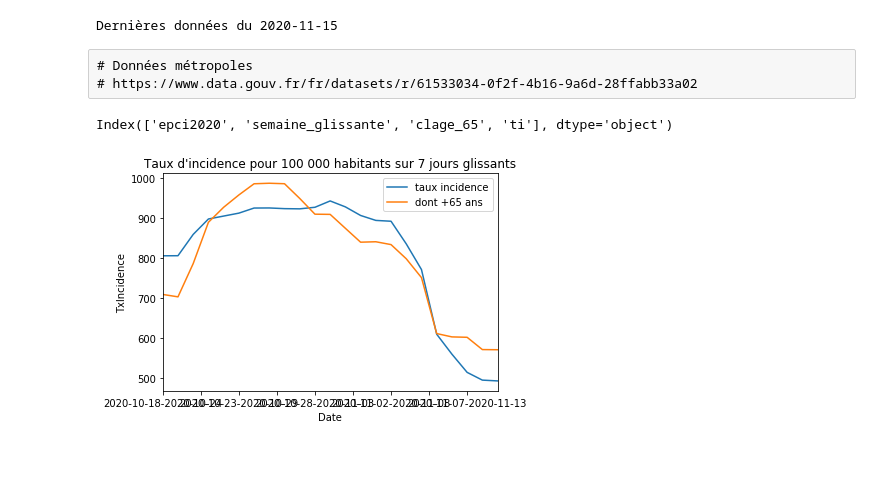
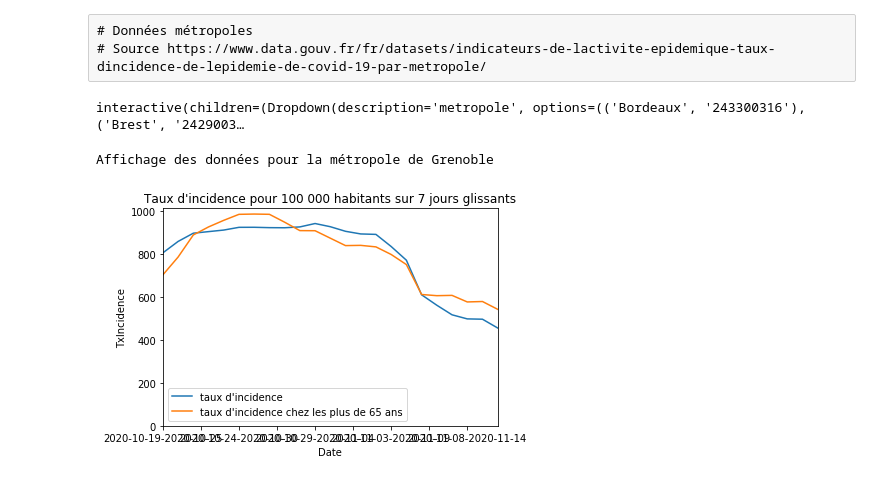
Before and after one commit to manikbh/covid, a Jupyter notebook: covid.ipynb, the cells around one changed output. Drawn from its saved outputs; the diff is of its cells as text; code cells hidden in the pictures.

```diff
--- a/covid.ipynb
+++ b/covid.ipynb
@@ -61,8 +90,26 @@ Name: P, dtype: int32
-# %%
-print("Dernières données du " + str(data.jour.unique()[-1])[:10])
-# %% [output]
-Dernières données du 2020-11-15
 # %% [raw]
 # Données métropoles
-# https://www.data.gouv.fr/fr/datasets/r/61533034-0f2f-4b16-9a6d-28ffabb33a02
+# Source https://www.data.gouv.fr/fr/datasets/indicateurs-de-lactivite-epidemique-taux-dincidence-de-lepidemie-de-covid-19-par-metropole/
+# %%
+# Code EPCI des métropoles - sélection d'une 'métropole
+metros = pandas.read_csv("https://www.data.gouv.fr/fr/datasets/r/0fa52fca-4eb3-4786-92f1-6db24273068f",
+               sep = ';',
+               encoding = "ISO-8859-15",
+               dtype = {'EPCI':np.str, 'Metropole':np.str},
+        )
+metros = list(metros.itertuples(index=False, name=None))
+metros2 = [m[::-1] for m in metros]
+
+def f(metropole):
+    return(metropole)
+
+metroWidget = interactive(f, metropole=metros2);
+display(metroWidget)
+# %% [output]
+interactive(children=(Dropdown(description='metropole', options=(('Bordeaux', '243300316'), ('Brest', '2429003…
+# %%
+metroEPCI = metroWidget.result
+print("Affichage des données pour la métropole de "+[metro[1] for metro in metros if metro[0] == metroEPCI][0])
+# %% [output]
+Affichage des données pour la métropole de Grenoble
 # %%
@@ -71,29 +119,21 @@ dataMetros = pandas.read_csv("https://www.data.gouv.fr/fr/datasets/r/61533034-0f
                dtype = {'epci2020':np.str, 'ti':np.float64,'clage_65':np.int32, 'semaine_glissante':np.str},
                 #parse_dates = ['semaine_glissante']
                )
-# %%
-print(dataMetros.keys())
-#dataMetros
-# Code EPCI de Grenoble selon https://www.data.gouv.fr/fr/datasets/r/0fa52fca-4eb3-4786-92f1-6db24273068f
-grenoble = dataMetros[dataMetros.epci2020 == '200040715']
-#print(grenoble)
-# %% [output]
-Index(['epci2020', 'semaine_glissante', 'clage_65', 'ti'], dtype='object')
 # %%
-#print(grenoble.sort_values("semaine_glissante"))
-greSorted = grenoble.sort_values("semaine_glissante")
-greAll = greSorted[greSorted.clage_65 == 0]
-#print(greAll)
-grePlus65 = greSorted[greSorted.clage_65 != 0]
-#print(grePlus65)
-ax = greAll.plot(x='semaine_glissante', y='ti', label='taux incidence')
-grePlus65.plot(x='semaine_glissante', y='ti', label='dont +65 ans', ax=ax)
+metropole = dataMetros[dataMetros.epci2020 == metroEPCI]
+metropoleSorted = metropole.sort_values("semaine_glissante")
+metropoleAll = metropoleSorted[metropoleSorted.clage_65 == 0]
+#print(metropoleAll)
+metropolePlus65 = metropoleSorted[metropoleSorted.clage_65 != 0]
+#print(metropolePlus65)
+ax = metropoleAll.plot(x='semaine_glissante', y='ti', label='taux d\'incidence')
+metropolePlus65.plot(x='semaine_glissante', y='ti', label='taux d\'incidence chez les plus de 65 ans', ax=ax)
 
 plt.legend()
 plt.title("Taux d'incidence pour 100 000 habitants sur 7 jours glissants")
 plt.xlabel("Date")
 plt.ylabel("TxIncidence")
-
+ax.set_ylim(bottom=0)
 plt.show()
 # %% [output]
-[figure, old version]
+[figure, new version]
```
Also changed, not shown: parts of 14 cells of this notebook.
